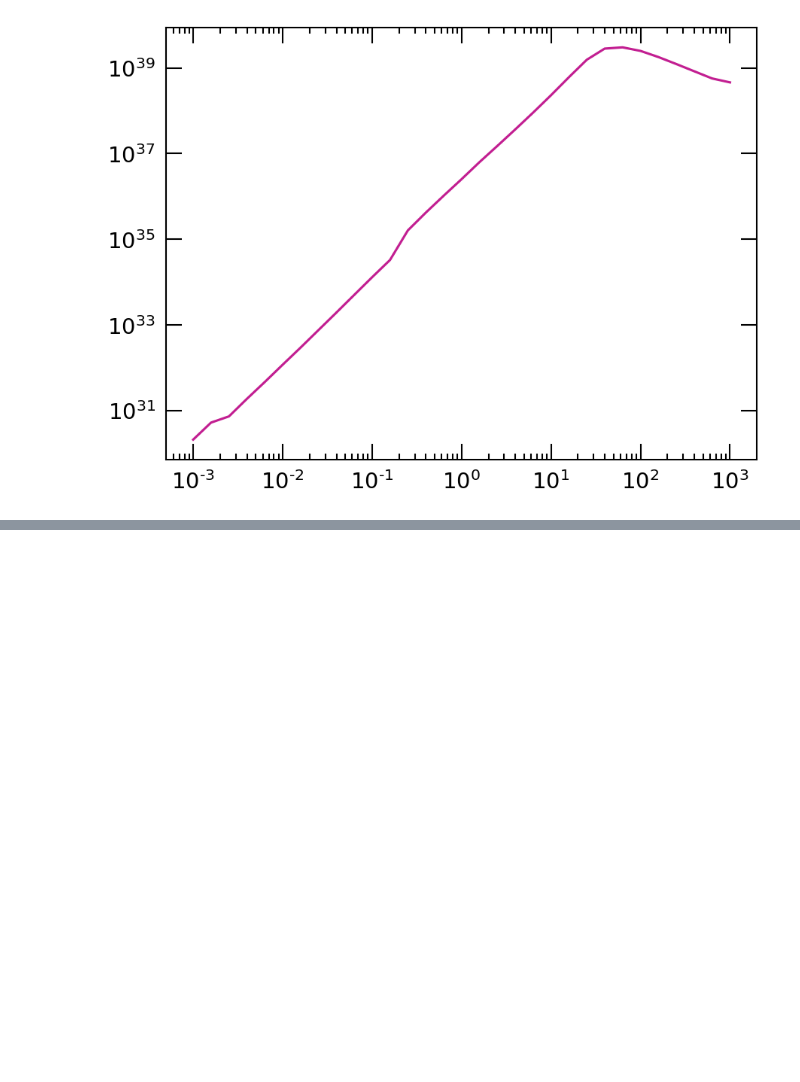
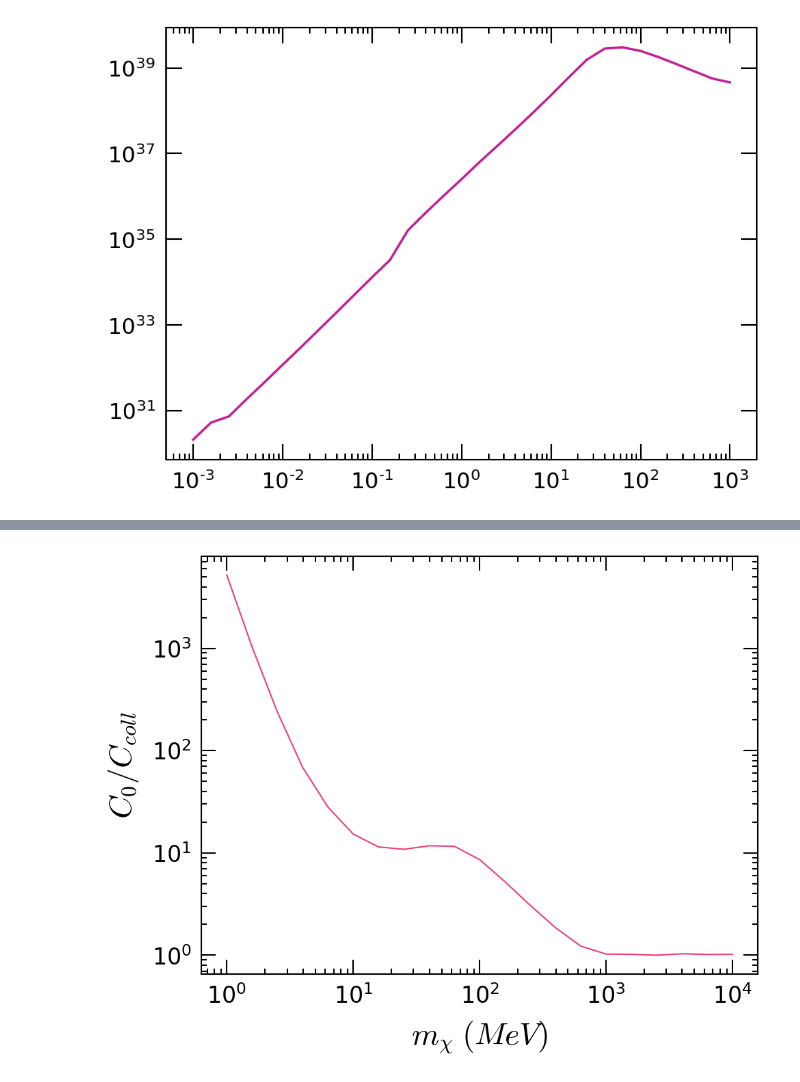
Before and after one commit to mvirgato/WD_e_capture, a Jupyter notebook: plots_cratedn_full.ipynb, the cells around one changed output, grey strips where cells are left out. Drawn from its saved outputs; the diff is of its cells as text; code cells hidden in the pictures; blank space fills up the shorter version.

```diff
--- a/plots_cratedn_full.ipynb
+++ b/plots_cratedn_full.ipynb
@@ -1066,0 +1087,8 @@ plt.loglog(single_data[0], single_data[1])
+# %%
+plt.loglog(mchi, C_0/C_coll)
+plt.xlabel(r'$m_\chi\;(MeV)$')
+plt.ylabel(r'$C_0/C_{coll}$')
+
+plt.savefig('./figs/collective_effects/D5_ratio.pdf')
+# %% [output]
+[figure, added]
```
Also changed, not shown: parts of 4 cells of this notebook, 9 other files.
